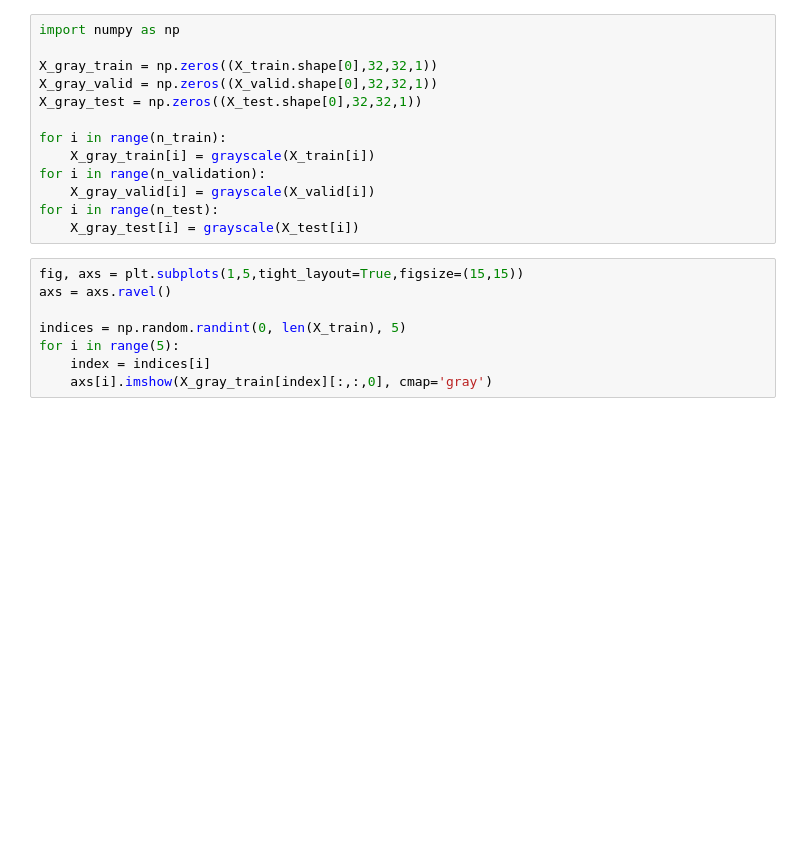
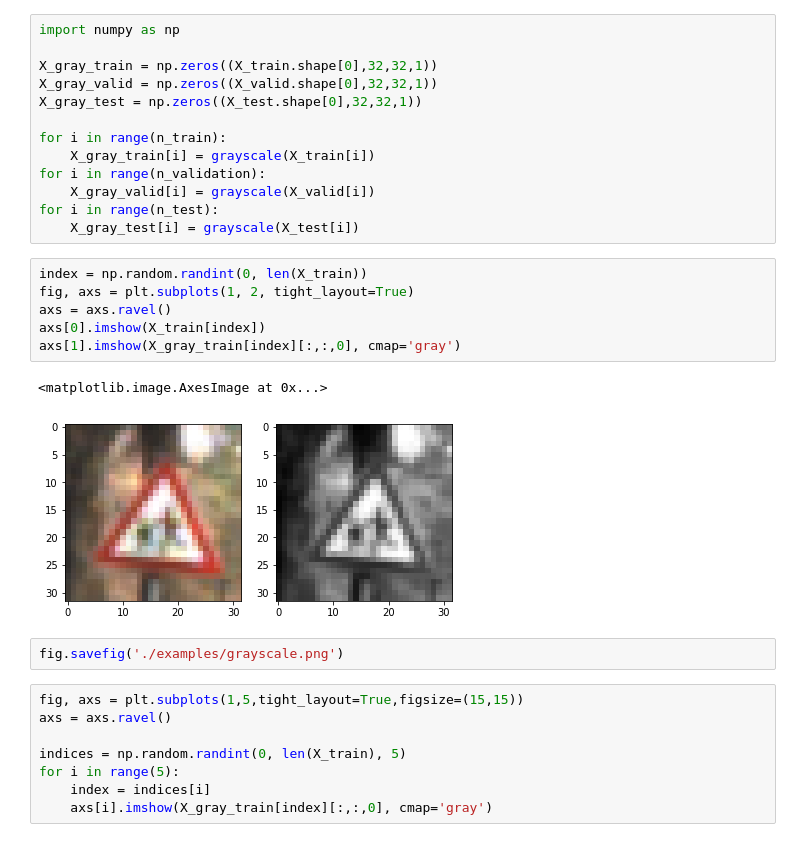
Before and after one commit to ShreyasMundhra/Traffic-Sign-Classifier, a Jupyter notebook: Traffic_Sign_Classifier.ipynb, the cells around one changed output. Saved outputs shown, nothing was run; the diff lists cells and outputs as text; blank space fills up the shorter version.

```diff
--- a/Traffic_Sign_Classifier.ipynb
+++ b/Traffic_Sign_Classifier.ipynb
@@ -194,6 +194,17 @@ for i in range(n_validation):
     X_gray_valid[i] = grayscale(X_valid[i])
 for i in range(n_test):
     X_gray_test[i] = grayscale(X_test[i])
+# %%
+index = np.random.randint(0, len(X_train))
+fig, axs = plt.subplots(1, 2, tight_layout=True)
+axs = axs.ravel()
+axs[0].imshow(X_train[index])
+axs[1].imshow(X_gray_train[index][:,:,0], cmap='gray')
+# %% [output]
+<matplotlib.image.AxesImage at 0x...>
+[figure, added]
+# %%
+fig.savefig('./examples/grayscale.png')
 # %%
 fig, axs = plt.subplots(1,5,tight_layout=True,figsize=(15,15))
 axs = axs.ravel()
```
Also changed, not shown: parts of 7 cells of this notebook, 4 other files.
